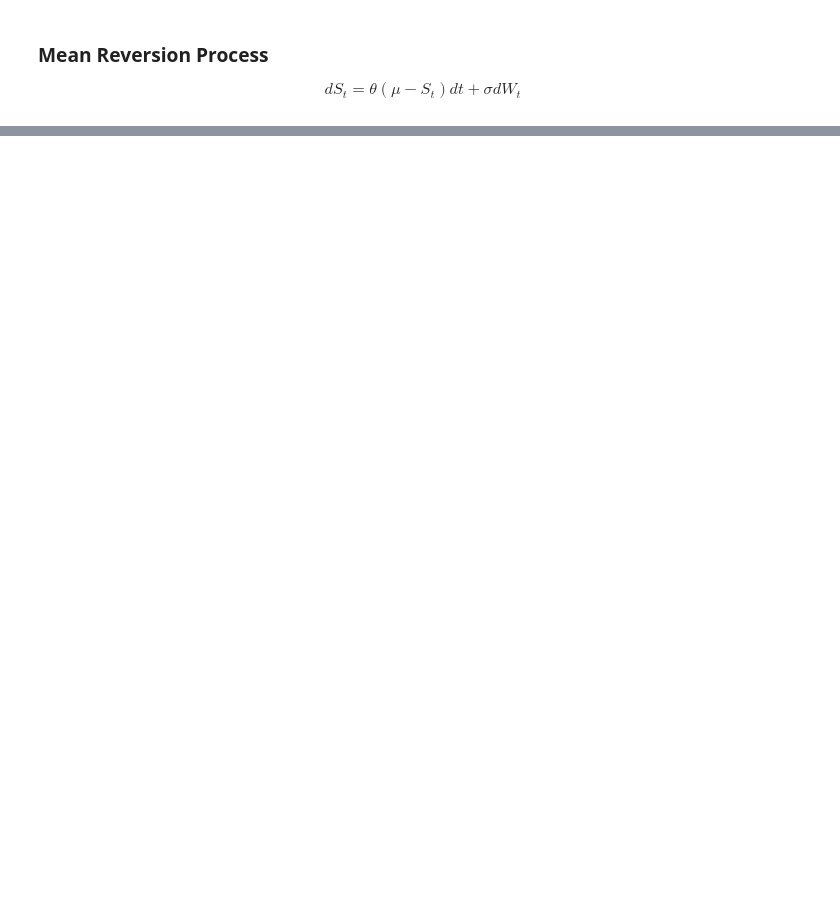
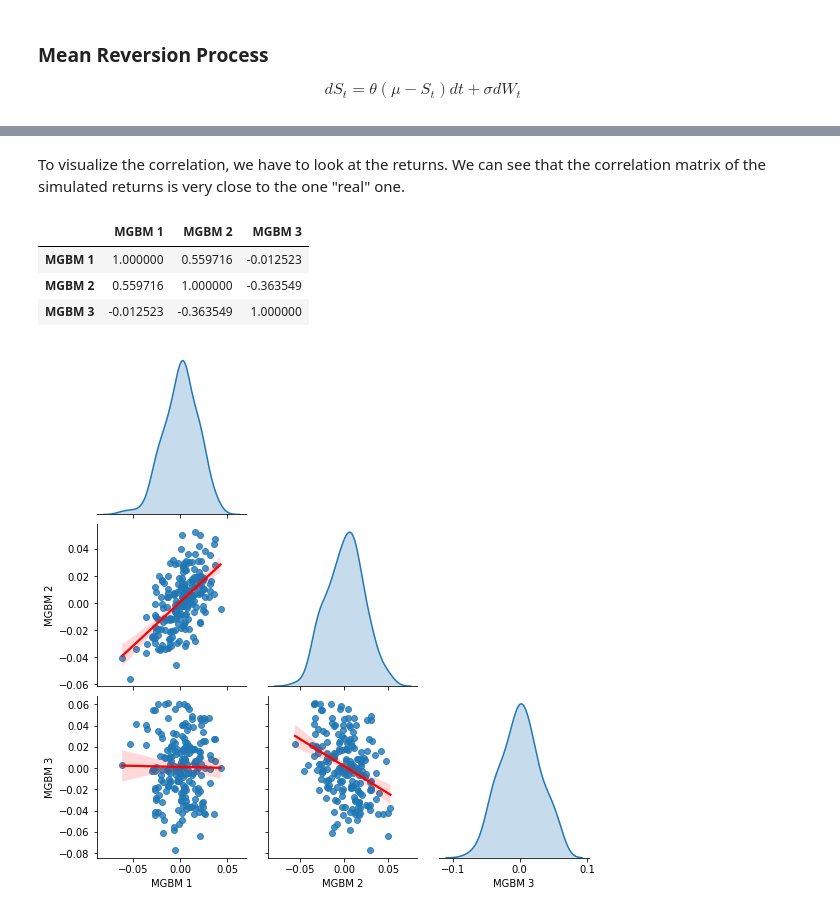
Before and after one commit to gusamarante/QuantFin, a Jupyter notebook: quantfin_examples.ipynb, the cells around one changed output, grey strips where cells are left out. Cells and saved outputs as stored; diff of their text form; code cells hidden in the pictures; blank space fills up the shorter version.

```diff
--- a/quantfin_examples.ipynb
+++ b/quantfin_examples.ipynb
@@ -358,0 +396,20 @@ plt.show()
+# %% [markdown]
+To visualize the correlation, we have to look at the returns. We can see that the correlation matrix of the simulated returns is very close to the one "real" one.
+# %%
+mgbm.simulated_trajectories.pct_change().corr()
+# %% [output]
+|  | MGBM 1 | MGBM 2 | MGBM 3 |
+| MGBM 1 | 1.000000 | 0.559716 | -0.012523 |
+| MGBM 2 | 0.559716 | 1.000000 | -0.363549 |
+| MGBM 3 | -0.012523 | -0.363549 | 1.000000 |
+# %%
+df_returns = mgbm.simulated_trajectories.pct_change()
+sns.pairplot(data=df_returns,
+             kind='reg',
+             diag_kind='kde',
+             corner=True,
+             plot_kws={'line_kws': {'color': 'red'}})
+
+plt.show()
+# %% [output]
+[figure, added]
```
Also changed, not shown: parts of 12 cells of this notebook, 3 other files.
